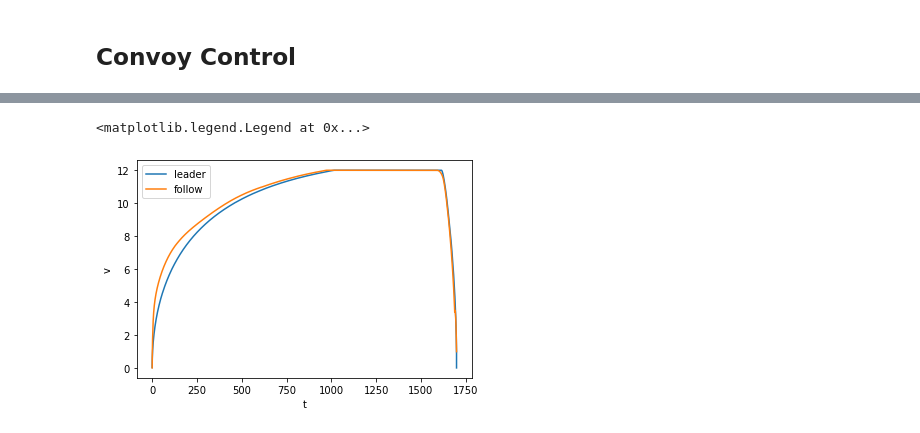
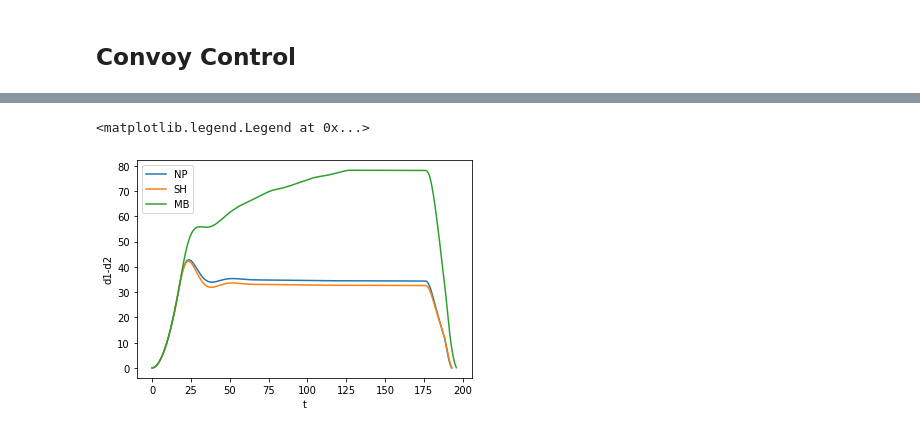
Before and after one commit to hzn18/train-platform, a Jupyter notebook: analysis/DPVisualization.ipynb, the cells around one changed output, grey strips where cells are left out. Drawn from its saved outputs; the diff is of its cells as text; code cells hidden in the pictures.

```diff
--- a/analysis/DPVisualization.ipynb
+++ b/analysis/DPVisualization.ipynb
@@ -97,9 +91,10 @@ plt.legend(["NP", "SH"])
-# %%
-plt.plot(follow_NP_df[0]["space"], follow_NP_df[0]["speed"])
-plt.plot(follow_NP_df[1]["space"], follow_NP_df[1]["speed"])
-plt.xlabel("t")
-plt.ylabel("v")
-plt.legend(["leader", "follow"])
-# %% [output]
-<matplotlib.legend.Legend at 0x...>
-[figure, removed]
+# %%
+plt.plot(follow_NP_df[1]["time"], follow_NP_df[0]["space"] - follow_NP_df[1]["space"])
+plt.plot(follow_SH_df[1]["time"], follow_SH_df[0]["space"] - follow_SH_df[1]["space"])
+plt.plot(follow_MB_df[1]["time"], follow_MB_df[0]["space"] - follow_MB_df[1]["space"])
+plt.xlabel("t")
+plt.ylabel("d1-d2")
+plt.legend(["NP", "SH", "MB"])
+# %% [output]
+<matplotlib.legend.Legend at 0x...>
+[figure, added]
```
Also changed, not shown: parts of 3 cells of this notebook.
